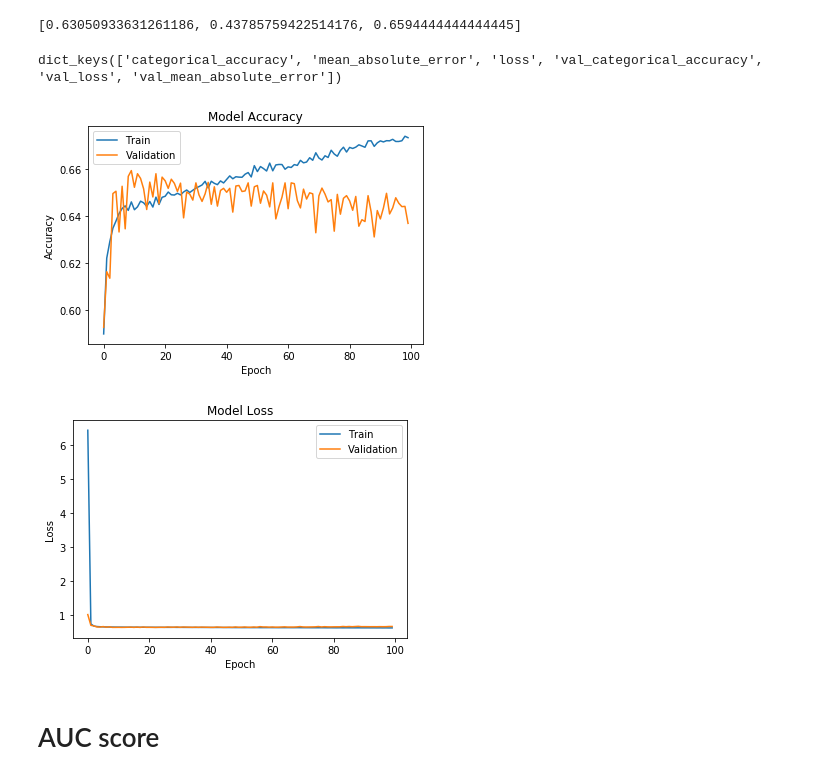
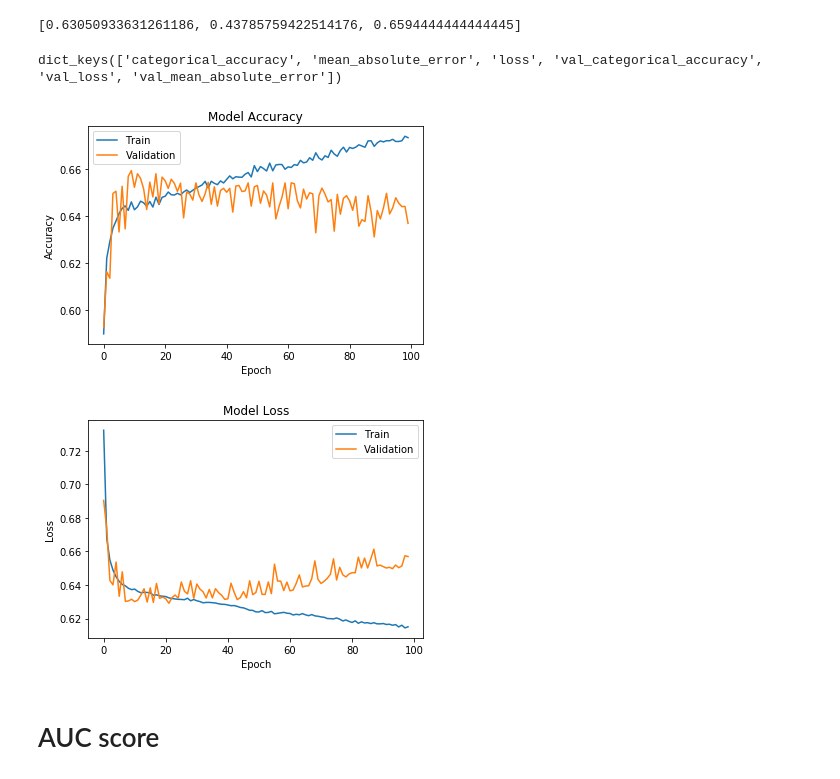
Before and after one commit to Milvan/dota-prediction, a Jupyter notebook: LSTM.ipynb, the cells around one changed output. Saved outputs shown, nothing was run; the diff lists cells and outputs as text; code cells hidden in the pictures.

Commit message:
test results expert 65.02 test acc

```diff
--- a/LSTM.ipynb
+++ b/LSTM.ipynb
@@ -152,28 +152,29 @@ print(loss_and_metrics1)
 # %%
 import matplotlib.pyplot as plt
 # list all data in history
 print(history.history.keys())
 # summarize history for accuracy
 plt.plot(history.history['categorical_accuracy'])
 plt.plot(history.history['val_categorical_accuracy'])
 plt.title('Model Accuracy')
 plt.ylabel('Accuracy')
 plt.xlabel('Epoch')
 plt.legend(['Train', 'Validation'], loc='upper left')
-plt.savefig('acc_expert')
+plt.savefig('acc_expert.pdf')
 plt.show()
 # summarize history for loss
-plt.plot(history.history['loss'])
-plt.plot(history.history['val_loss'])
+plt.plot(history.history['loss'][1:])
+plt.plot(history.history['val_loss'][1:])
 plt.title('Model Loss')
 plt.ylabel('Loss')
 plt.xlabel('Epoch')
 plt.legend(['Train', 'Validation'], loc='upper right')
+plt.savefig('loss_expert.pdf')
 plt.show()
 # %% [output]
 dict_keys(['categorical_accuracy', 'mean_absolute_error', 'loss', 'val_categorical_accuracy', 'val_loss', 'val_mean_absolute_error'])
 [figure]
-[figure, old version]
+[figure, new version]
 # %% [markdown]
 # AUC score
 # %%
```
Also changed, not shown: parts of 1 cell of this notebook, 2 other files.
